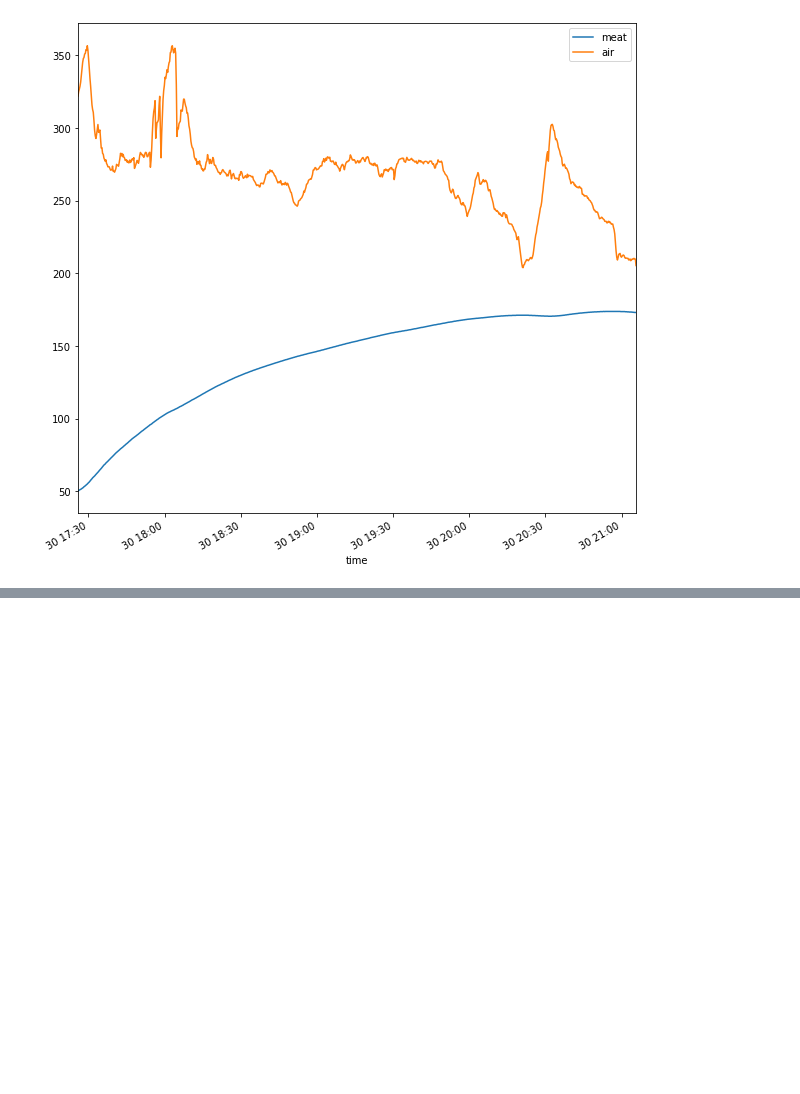
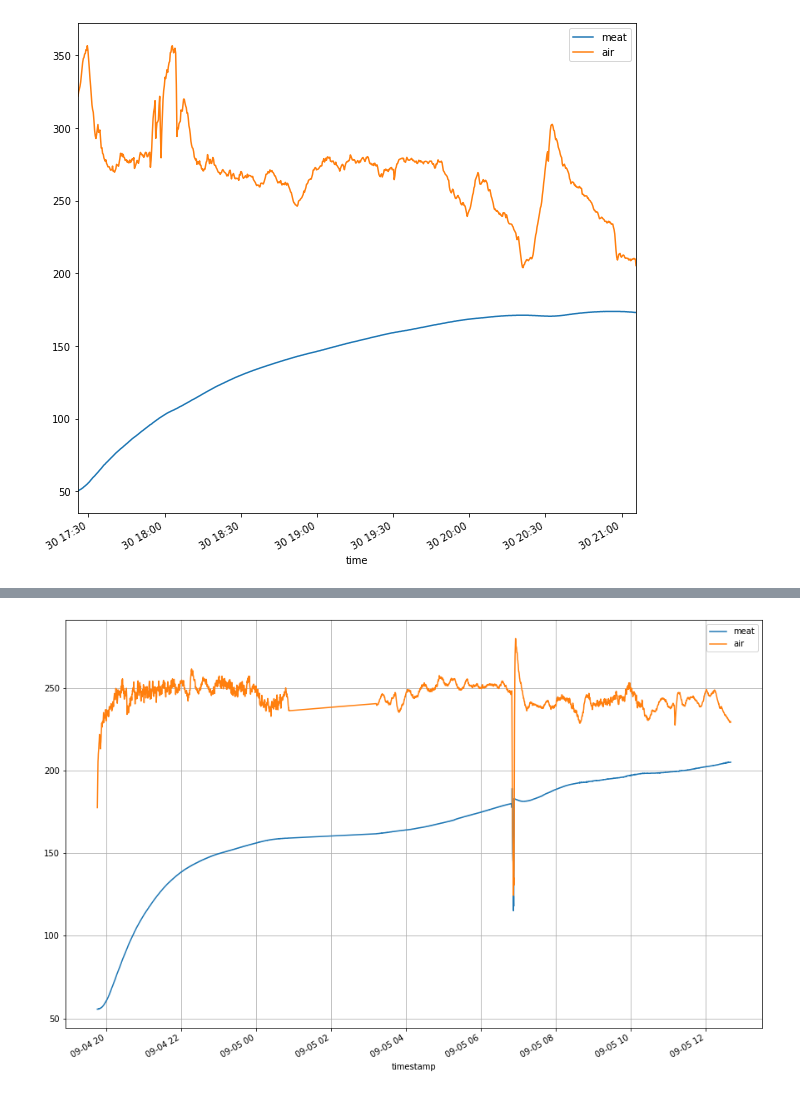
Before and after one commit to sbeckert1/smoker, a Jupyter notebook: data/Untitled.ipynb, the cells around one changed output, grey strips where cells are left out. Cells and saved outputs as stored; diff of their text form; code cells hidden in the pictures; blank space fills up the shorter version.

```diff
--- a/data/Untitled.ipynb
+++ b/data/Untitled.ipynb
@@ -33,0 +52,15 @@ plot('./boston_8lb.txt')
+# %%
+def plotJSON(path):
+    df = pd.read_csv(path, sep='|', header=None, names=['time','topic','payload'])
+    df['payloadParsed'] = df['payload'].apply(lambda x: json.loads(x[2:-1]))
+    df = pd.json_normalize(df['payloadParsed'])
+    df['timestamp'] = pd.to_datetime(df['timestamp'],unit='s',utc=True).dt.tz_convert(tz='US/Central')
+    start_time = df.timestamp.iloc[0]
+    end_time = df.timestamp.iloc[-1]
+    print(start_time)
+    print(end_time)
+    print(end_time - start_time)
+    df.plot('timestamp',['meat','air'], figsize=(15,10), grid=True)
+# %%
+plotJSON('./brisket_14lb.txt')
+# %% [output]
@@ -33,0 +70 @@ plot('./boston_8lb.txt')
+[figure, added]
```
Also changed, not shown: parts of 7 cells of this notebook, 2 other files.
